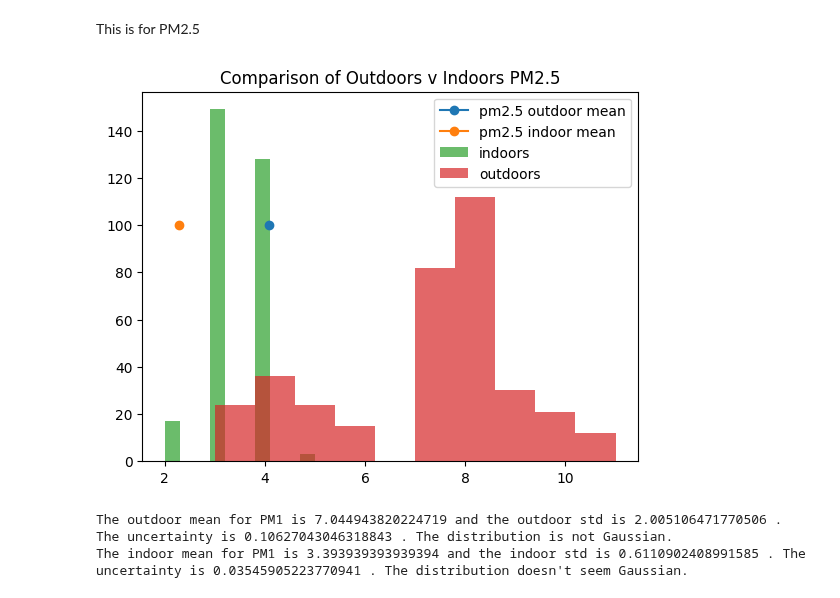
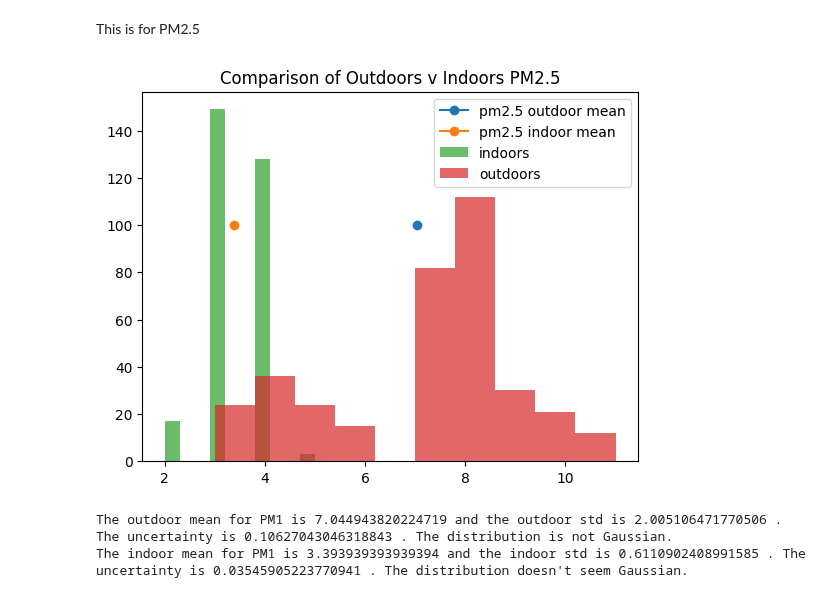
Before and after one commit to Gish-Sky/E11_LabWork, a Jupyter notebook: Lab-Activity-Week-6.ipynb, the cells around one changed output. Cells and saved outputs as stored; diff of their text form; code cells hidden in the pictures.

```diff
--- a/Lab-Activity-Week-6.ipynb
+++ b/Lab-Activity-Week-6.ipynb
@@ -71,17 +71,17 @@ This is for PM2.5
 # %%
 pm25_outdoor_mean = np.mean(outdoors['PM2.5'])
 pm25_indoor_mean = np.mean(indoors['PM2.5'])
 pm25_outdoor_std = np.std(outdoors['PM2.5'])
 pm25_indoor_std = np.std(indoors['PM2.5'])
-plt.plot(pm1_outdoor_mean, 100, label = 'pm2.5 outdoor mean', marker = 'o')
-plt.plot(pm1_indoor_mean, 100, label = 'pm2.5 indoor mean', marker = 'o')
+plt.plot(pm25_outdoor_mean, 100, label = 'pm2.5 outdoor mean', marker = 'o')
+plt.plot(pm25_indoor_mean, 100, label = 'pm2.5 indoor mean', marker = 'o')
 plt.hist(indoors['PM2.5'], alpha = 0.7, label = 'indoors')
 plt.hist(outdoors['PM2.5'], alpha = 0.7, label = 'outdoors')
 plt.title("Comparison of Outdoors v Indoors PM2.5")
 plt.legend()
 plt.show()
 # %% [output]
-[figure, old version]
+[figure, new version]
 # %%
 pm25_outdoor_unc = pm25_outdoor_std/np.sqrt(len(outdoors['PM2.5']))
 pm25_indoor_unc = pm25_indoor_std/np.sqrt(len(indoors['PM2.5']))
```
Also changed, not shown: parts of 2 cells of this notebook.
